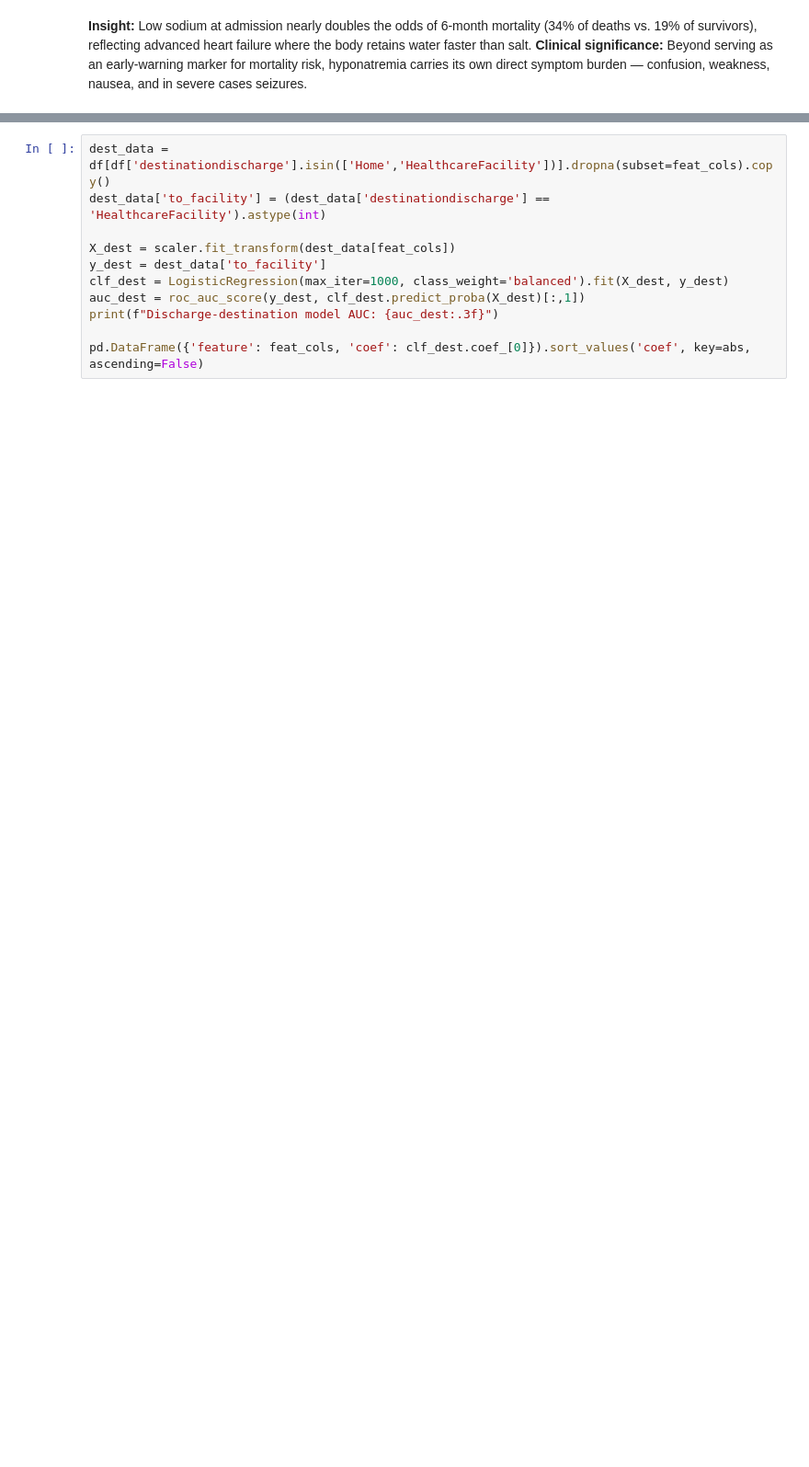
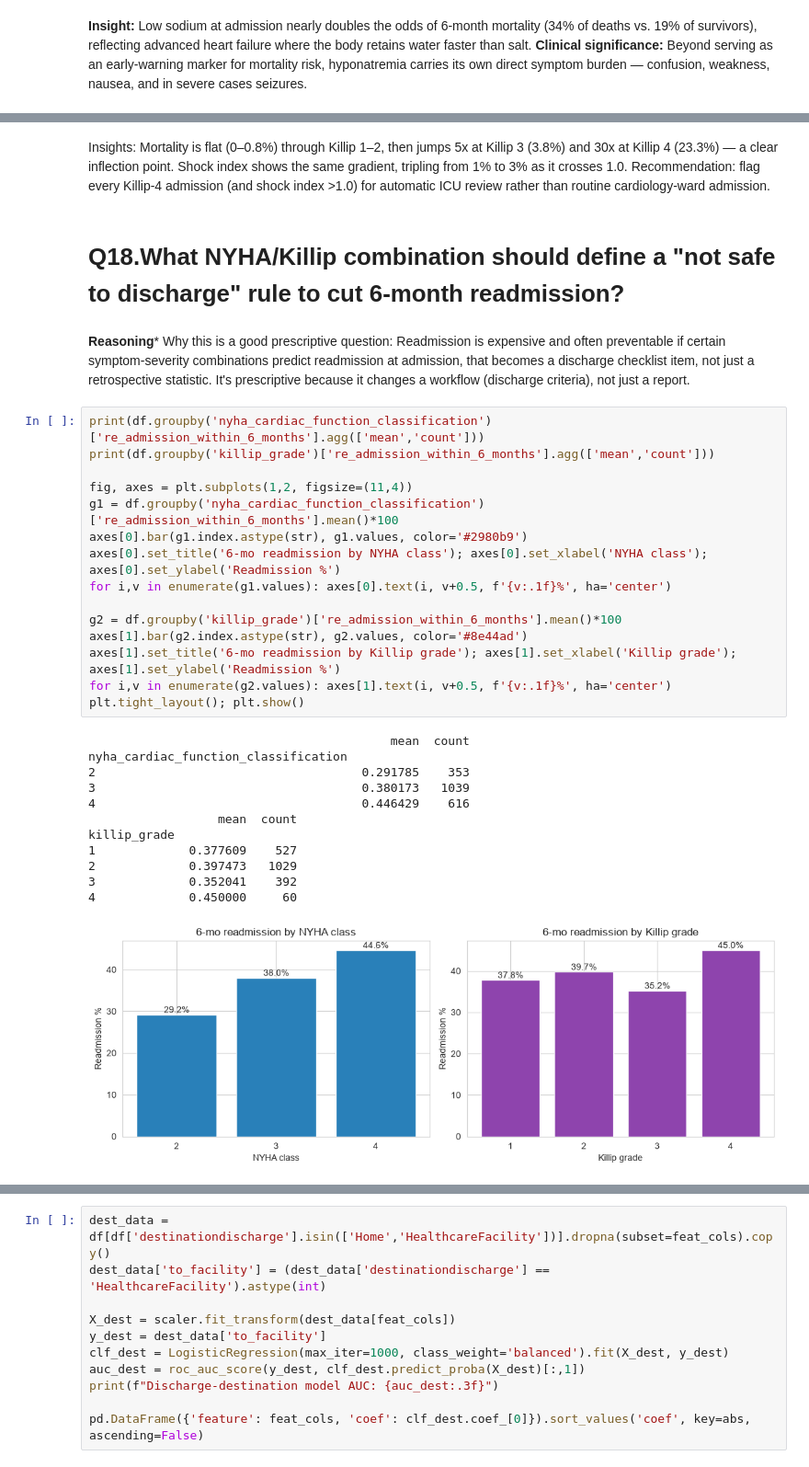
Before and after one commit to mishrasudha1984-png/Team4_The_Zen_OF_Five_PythonHackathon_Sep2026, a Jupyter notebook: Team4_The_Zen_OF_FIive_03Prescriptive.ipynb, the cells around one changed output, grey strips where cells are left out. Shown at 92% size. Saved outputs shown, nothing was run; the diff lists cells and outputs as text; blank space fills up the shorter version.

Commit message:
More prescriptive questions added - Priya
More prescriptive questions added - Priya

```diff
--- a/Team4_The_Zen_OF_FIive_03Prescriptive.ipynb
+++ b/Team4_The_Zen_OF_FIive_03Prescriptive.ipynb
@@ -858,0 +913,34 @@ Name: sodium, dtype: float64
+# %% [markdown]
+Insights: Mortality is flat (0–0.8%) through Killip 1–2, then jumps 5x at Killip 3 (3.8%) and 30x at Killip 4 (23.3%) — a clear inflection point. Shock index shows the same gradient, tripling from 1% to 3% as it crosses 1.0. Recommendation: flag every Killip-4 admission (and shock index >1.0) for automatic ICU review rather than routine cardiology-ward admission.
+# %% [markdown]
+# Q18.What NYHA/Killip combination should define a "not safe to discharge" rule to cut 6-month readmission?
+# %% [markdown]
+**Reasoning*** Why this is a good prescriptive question: Readmission is expensive and often preventable if certain symptom-severity combinations predict readmission at admission, that becomes a discharge checklist item, not just a retrospective statistic. It's prescriptive because it changes a workflow (discharge criteria), not just a report.
+# %%
+print(df.groupby('nyha_cardiac_function_classification')['re_admission_within_6_months'].agg(['mean','count']))
+print(df.groupby('killip_grade')['re_admission_within_6_months'].agg(['mean','count']))
+
+fig, axes = plt.subplots(1,2, figsize=(11,4))
+g1 = df.groupby('nyha_cardiac_function_classification')['re_admission_within_6_months'].mean()*100
+axes[0].bar(g1.index.astype(str), g1.values, color='#2980b9')
+axes[0].set_title('6-mo readmission by NYHA class'); axes[0].set_xlabel('NYHA class'); axes[0].set_ylabel('Readmission %')
+for i,v in enumerate(g1.values): axes[0].text(i, v+0.5, f'{v:.1f}%', ha='center')
+
+g2 = df.groupby('killip_grade')['re_admission_within_6_months'].mean()*100
+axes[1].bar(g2.index.astype(str), g2.values, color='#8e44ad')
+axes[1].set_title('6-mo readmission by Killip grade'); axes[1].set_xlabel('Killip grade'); axes[1].set_ylabel('Readmission %')
+for i,v in enumerate(g2.values): axes[1].text(i, v+0.5, f'{v:.1f}%', ha='center')
+plt.tight_layout(); plt.show()
+# %% [output]
+                                          mean  count
+nyha_cardiac_function_classification
+2                                     0.291785    353
+3                                     0.380173   1039
+4                                     0.446429    616
+                  mean  count
+killip_grade
+1             0.377609    527
+2             0.397473   1029
+3             0.352041    392
+4             0.450000     60
+[figure, added]
```
Also changed, not shown: parts of 97 cells of this notebook.
